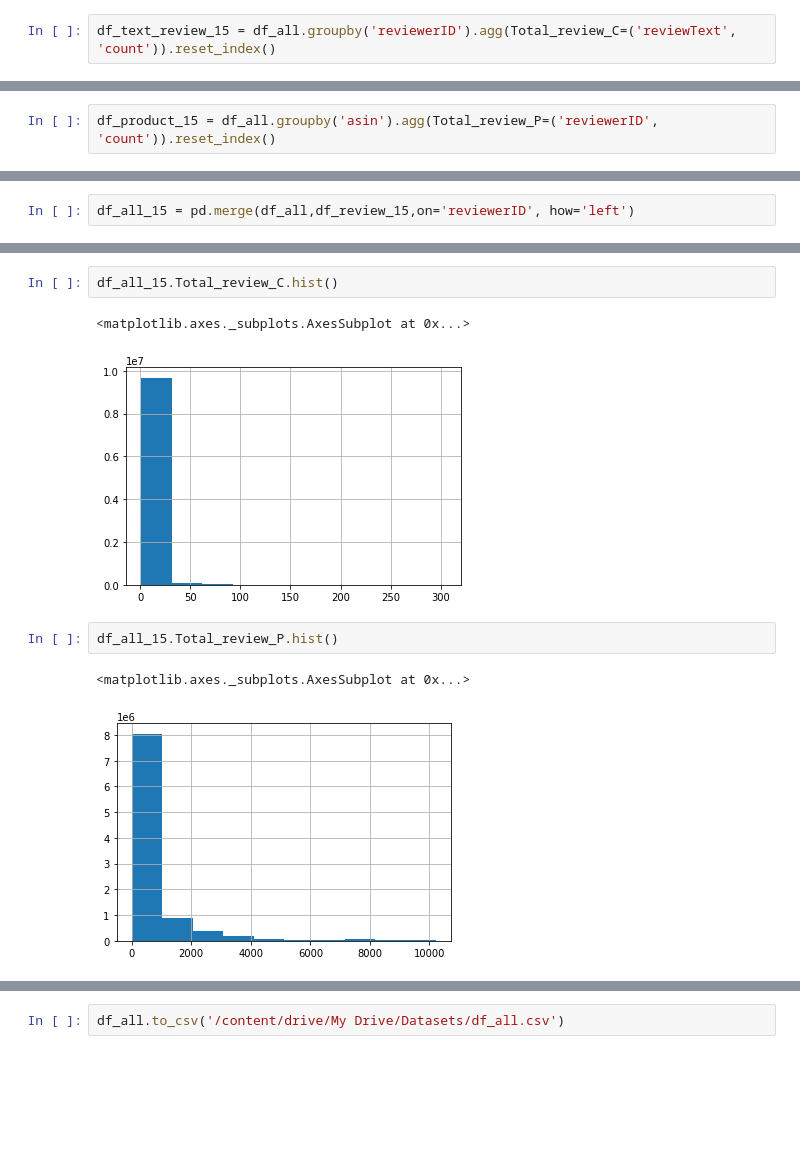
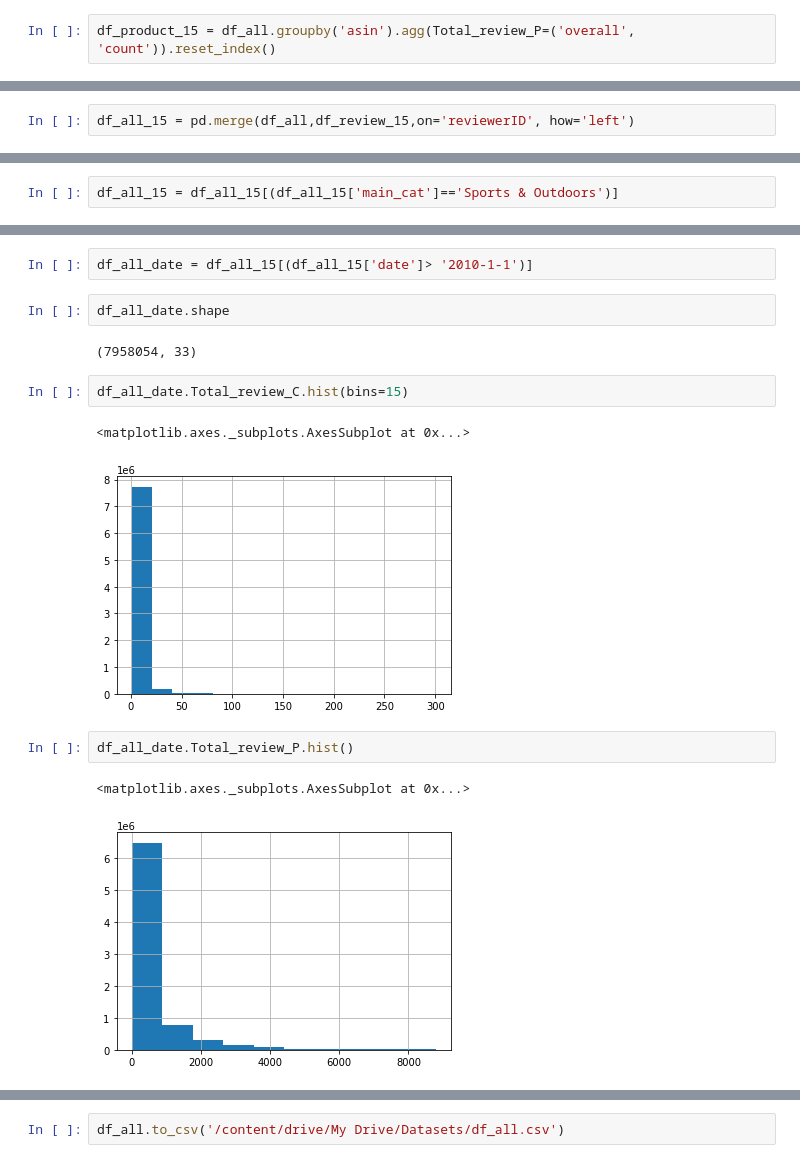
Before and after one commit to alirezasdg1/Amazon-recommender-system, a Jupyter notebook: notebooks/prepare_dataset.ipynb, the cells around one changed output, grey strips where cells are left out. Drawn from its saved outputs; the diff is of its cells as text; blank space fills up the shorter version.

```diff
--- a/notebooks/prepare_dataset.ipynb
+++ b/notebooks/prepare_dataset.ipynb
@@ -150,4 +190,4 @@ df_review_15.shape
 # %% [output]
 (5554037, 2)
 # %%
-df_text_review_15 = df_all.groupby('reviewerID').agg(Total_review_C=('reviewText', 'count')).reset_index()
+df_product_15 = df_all.groupby('asin').agg(Total_review_P=('overall', 'count')).reset_index()
@@ -158,5 +194,3 @@ df_text_review_15.shape
-# %%
-df_product_15 = df_all.groupby('asin').agg(Total_review_P=('reviewerID', 'count')).reset_index()
 # %%
 df_product_15.shape
 # %% [output]
@@ -166,3 +208,5 @@ df_all_15 = pd.merge(df_all,df_review_15,on='reviewerID', how='left')
+# %%
+df_all_15 = df_all_15[(df_all_15['main_cat']=='Sports & Outdoors')]
 # %%
 df_all_15.head()
 # %% [output]
@@ -186,12 +219,18 @@ df_all_15.head()
+# %%
+df_all_date = df_all_15[(df_all_15['date']> '2010-1-1')]
+# %%
+df_all_date.shape
+# %% [output]
+(7958054, 33)
 # %%
-df_all_15.Total_review_C.hist()
+df_all_date.Total_review_C.hist(bins=15)
 # %% [output]
 <matplotlib.axes._subplots.AxesSubplot at 0x...>
-[figure, old version]
+[figure, new version]
 # %%
-df_all_15.Total_review_P.hist()
+df_all_date.Total_review_P.hist()
 # %% [output]
 <matplotlib.axes._subplots.AxesSubplot at 0x...>
-[figure, old version]
+[figure, new version]
 # %%
 print("25% of total number of products")
```
Also changed, not shown: parts of 36 cells of this notebook.
